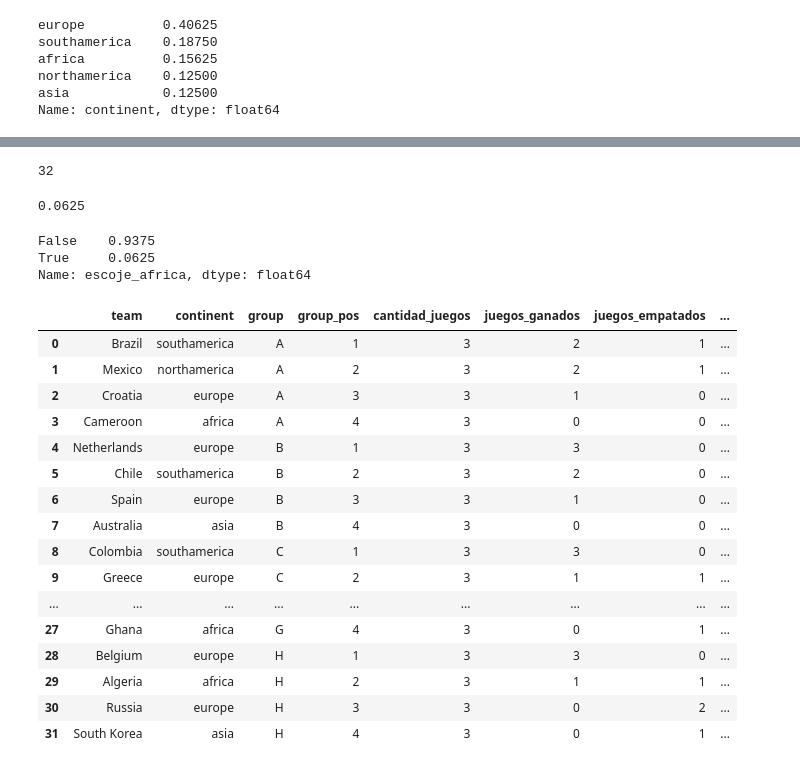
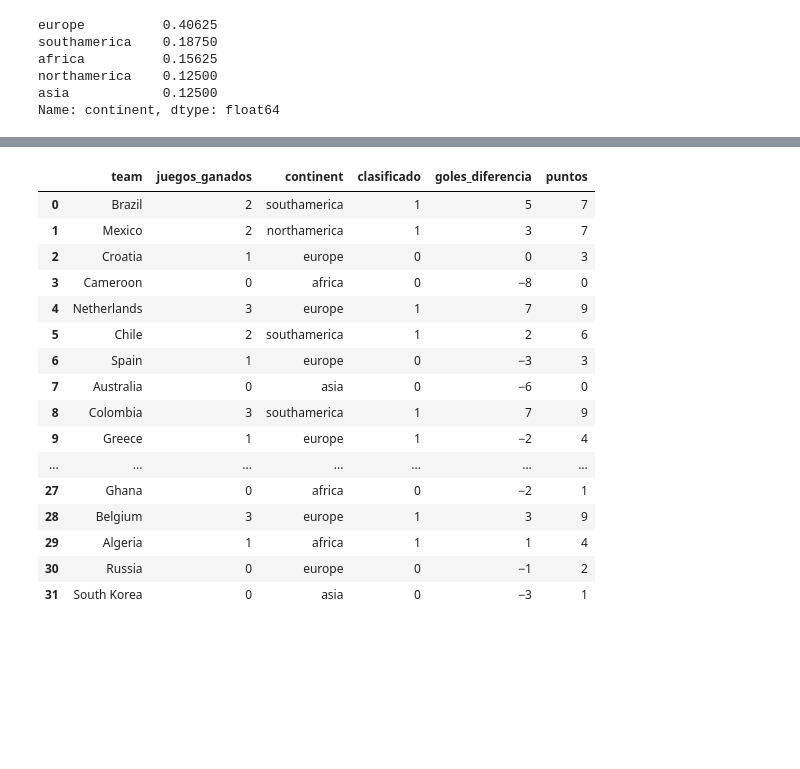
Before and after one commit to Denniels/Fundamentos-data-sciens, a Jupyter notebook: worldcup.ipynb, the cells around one changed output, grey strips where cells are left out. Saved outputs shown, nothing was run; the diff lists cells and outputs as text; code cells hidden in the pictures; blank space fills up the shorter version.

```diff
--- a/worldcup.ipynb
+++ b/worldcup.ipynb
@@ -102,3 +76,0 @@ escoje_asia / len(df)
-# %%
-df['escoje_asia'] = np.logical_and(df['continent'] == 'asia',
-                                df['clasificado'] == 1.0)
@@ -125,39 +77,20 @@ Algeria
-# %%
-len(df)
-# %% [output]
-32
-# %%
-escoje_africa / len(df)
-# %% [output]
-0.0625
-# %%
-df['escoje_africa'] = np.logical_and(df['continent'] == 'africa',
-                                df['clasificado'] == 1.0)
-# %%
-#● ¿Cuál es la probabilidad de elegir un equipo africano al azar?
-#solo dos paises africanos tubieron clasiificacion, por lo que hay una probabilidad de casi un 93% de no escojer a uno de estos equipos
-df['escoje_africa'].value_counts('%')
-# %% [output]
-False    0.9375
-True     0.0625
-Name: escoje_africa, dtype: float64
-# %%
-df
-# %% [output]
-|  | team | continent | group | group_pos | cantidad_juegos | juegos_ganados | juegos_empatados | ... |
-| 0 | Brazil | southamerica | A | 1 | 3 | 2 | 1 | ... |
-| 1 | Mexico | northamerica | A | 2 | 3 | 2 | 1 | ... |
-| 2 | Croatia | europe | A | 3 | 3 | 1 | 0 | ... |
-| 3 | Cameroon | africa | A | 4 | 3 | 0 | 0 | ... |
-| 4 | Netherlands | europe | B | 1 | 3 | 3 | 0 | ... |
-| 5 | Chile | southamerica | B | 2 | 3 | 2 | 0 | ... |
-| 6 | Spain | europe | B | 3 | 3 | 1 | 0 | ... |
-| 7 | Australia | asia | B | 4 | 3 | 0 | 0 | ... |
-| 8 | Colombia | southamerica | C | 1 | 3 | 3 | 0 | ... |
-| 9 | Greece | europe | C | 2 | 3 | 1 | 1 | ... |
-| ... | ... | ... | ... | ... | ... | ... | ... | ... |
-| 27 | Ghana | africa | G | 4 | 3 | 0 | 1 | ... |
-| 28 | Belgium | europe | H | 1 | 3 | 3 | 0 | ... |
-| 29 | Algeria | africa | H | 2 | 3 | 1 | 1 | ... |
-| 30 | Russia | europe | H | 3 | 3 | 0 | 2 | ... |
-| 31 | South Korea | asia | H | 4 | 3 | 0 | 1 | ... |
+# %%
+df.loc[:, ['team', 'juegos_ganados', 'continent', 'clasificado', 'goles_diferencia', 'puntos']]
+# %% [output]
+|  | team | juegos_ganados | continent | clasificado | goles_diferencia | puntos |
+| 0 | Brazil | 2 | southamerica | 1 | 5 | 7 |
+| 1 | Mexico | 2 | northamerica | 1 | 3 | 7 |
+| 2 | Croatia | 1 | europe | 0 | 0 | 3 |
+| 3 | Cameroon | 0 | africa | 0 | −8 | 0 |
+| 4 | Netherlands | 3 | europe | 1 | 7 | 9 |
+| 5 | Chile | 2 | southamerica | 1 | 2 | 6 |
+| 6 | Spain | 1 | europe | 0 | −3 | 3 |
+| 7 | Australia | 0 | asia | 0 | −6 | 0 |
+| 8 | Colombia | 3 | southamerica | 1 | 7 | 9 |
+| 9 | Greece | 1 | europe | 1 | −2 | 4 |
+| ... | ... | ... | ... | ... | ... | ... |
+| 27 | Ghana | 0 | africa | 0 | −2 | 1 |
+| 28 | Belgium | 3 | europe | 1 | 3 | 9 |
+| 29 | Algeria | 1 | africa | 1 | 1 | 4 |
+| 30 | Russia | 0 | europe | 0 | −1 | 2 |
+| 31 | South Korea | 0 | asia | 0 | −3 | 1 |
```
Also changed, not shown: parts of 35 cells of this notebook.
